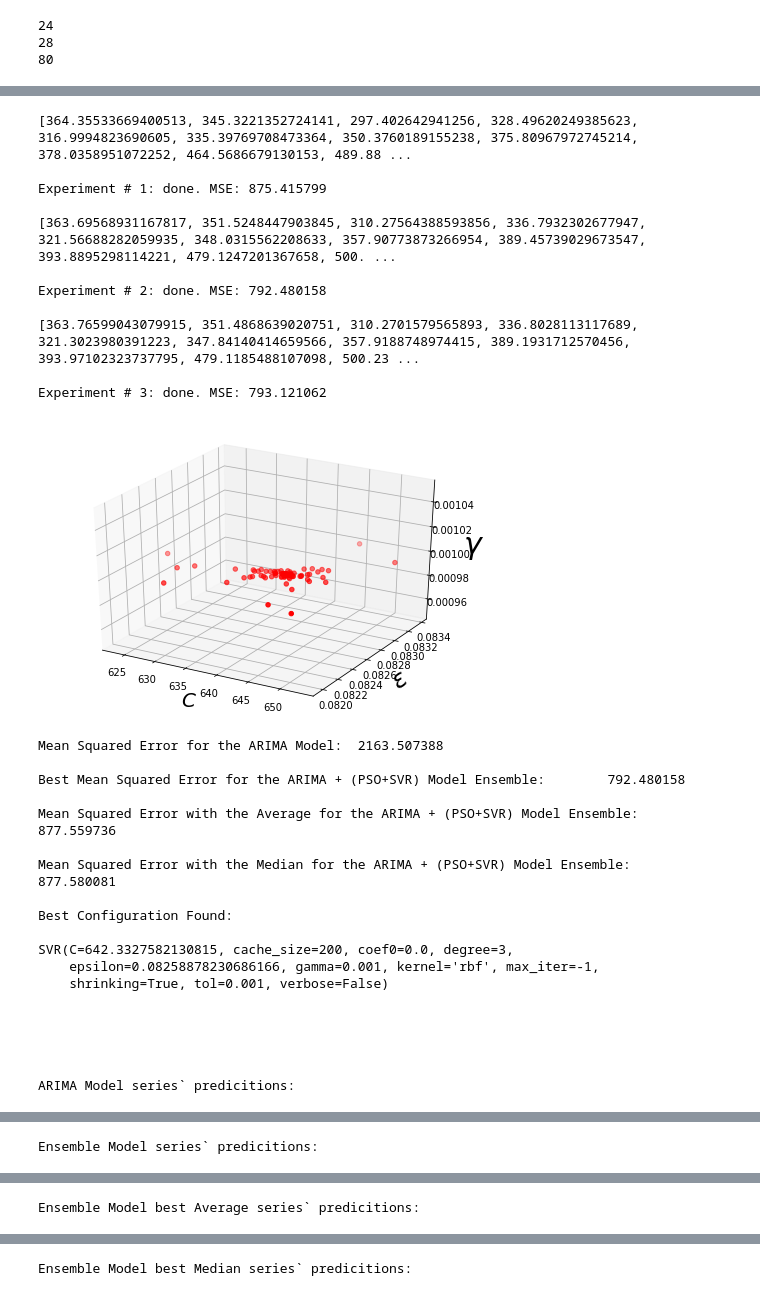
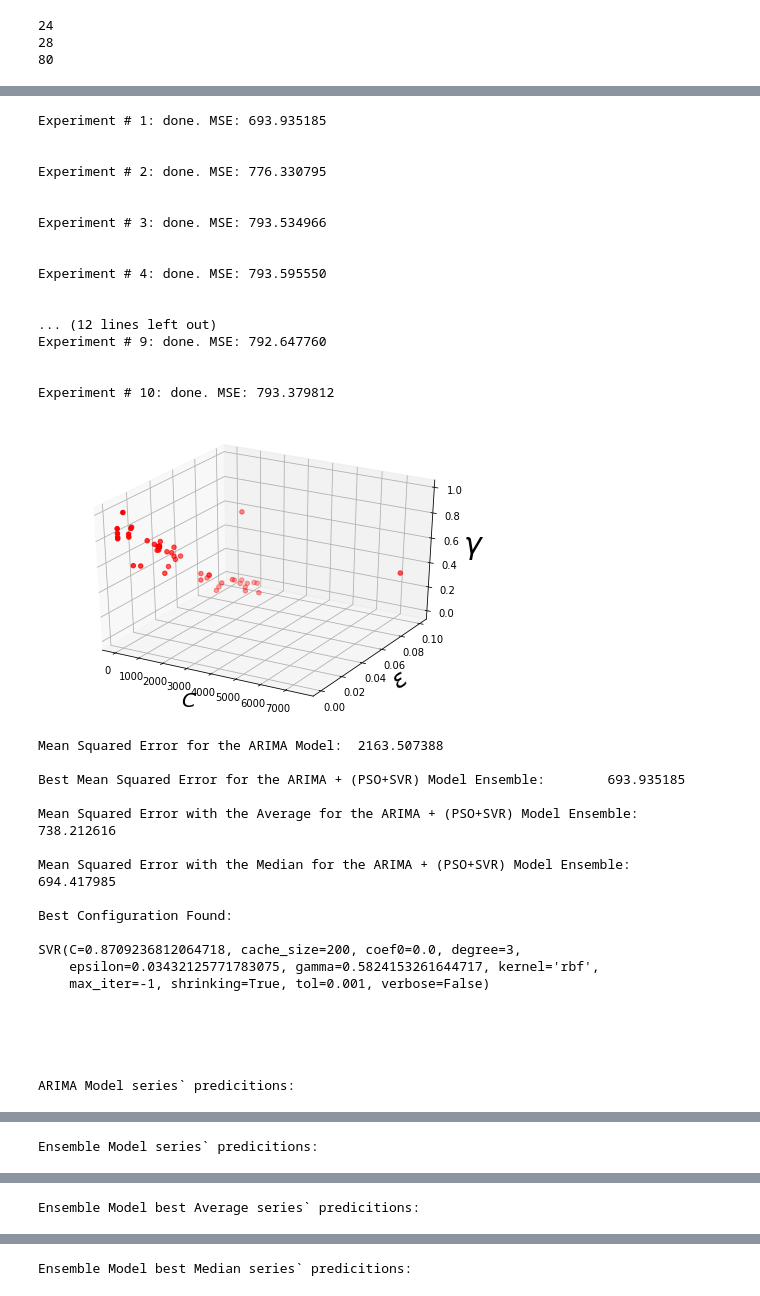
Before and after one commit to rbbh/ARIMA-SVR-PSO-ensemble, a Jupyter notebook: 30_Experiments_of_ARIMA_+_(SVR_+_PSO).ipynb, the cells around one changed output, grey strips where cells are left out. Cells and saved outputs as stored; diff of their text form; code cells hidden in the pictures.

Commit message:
Adjusting average and median fit

```diff
--- a/30_Experiments_of_ARIMA_+_(SVR_+_PSO).ipynb
+++ b/30_Experiments_of_ARIMA_+_(SVR_+_PSO).ipynb
@@ -743,3 +760,3 @@ Best Result: Experiment # 3 . Mean Squared Error = 793.450187
 # %%
-pso(120, 100, 3, 0.2, 3)
+pso(120, 100, 3, 0.2, 10)
 # %% [output]
@@ -747,28 +764,34 @@ pso(120, 100, 3, 0.2, 3)
-[364.35533669400513, 345.3221352724141, 297.402642941256, 328.49620249385623, 316.9994823690605, 335.39769708473364, 350.3760189155238, 375.80967972745214, 378.0358951072252, 464.5686679130153, 489.88 ...
+Experiment # 1: done. MSE: 693.935185
 
-Experiment # 1: done. MSE: 875.415799
 
-[363.69568931167817, 351.5248447903845, 310.27564388593856, 336.7932302677947, 321.56688282059935, 348.0315562208633, 357.90773873266954, 389.45739029673547, 393.8895298114221, 479.1247201367658, 500. ...
+Experiment # 2: done. MSE: 776.330795
 
-Experiment # 2: done. MSE: 792.480158
 
-[363.76599043079915, 351.4868639020751, 310.2701579565893, 336.8028113117689, 321.3023980391223, 347.84140414659566, 357.9188748974415, 389.1931712570456, 393.97102323737795, 479.1185488107098, 500.23 ...
+Experiment # 3: done. MSE: 793.534966
 
-Experiment # 3: done. MSE: 793.121062
+
+Experiment # 4: done. MSE: 793.595550
+
+
+... (12 lines left out)
+Experiment # 9: done. MSE: 792.647760
+
+
+Experiment # 10: done. MSE: 793.379812
-[figure, old version]
+[figure, new version]
 Mean Squared Error for the ARIMA Model:  2163.507388
 
-Best Mean Squared Error for the ARIMA + (PSO+SVR) Model Ensemble:        792.480158
+Best Mean Squared Error for the ARIMA + (PSO+SVR) Model Ensemble:        693.935185
 
-Mean Squared Error with the Average for the ARIMA + (PSO+SVR) Model Ensemble:    877.559736
+Mean Squared Error with the Average for the ARIMA + (PSO+SVR) Model Ensemble:    738.212616
 
-Mean Squared Error with the Median for the ARIMA + (PSO+SVR) Model Ensemble:     877.580081
+Mean Squared Error with the Median for the ARIMA + (PSO+SVR) Model Ensemble:     694.417985
 
 Best Configuration Found:
 
-SVR(C=642.3327582130815, cache_size=200, coef0=0.0, degree=3,
-    epsilon=0.08258878230686166, gamma=0.001, kernel='rbf', max_iter=-1,
-    shrinking=True, tol=0.001, verbose=False)
+SVR(C=0.8709236812064718, cache_size=200, coef0=0.0, degree=3,
+    epsilon=0.03432125771783075, gamma=0.5824153261644717, kernel='rbf',
+    max_iter=-1, shrinking=True, tol=0.001, verbose=False)
 
 
 
```
Also changed, not shown: parts of 6 cells of this notebook.
